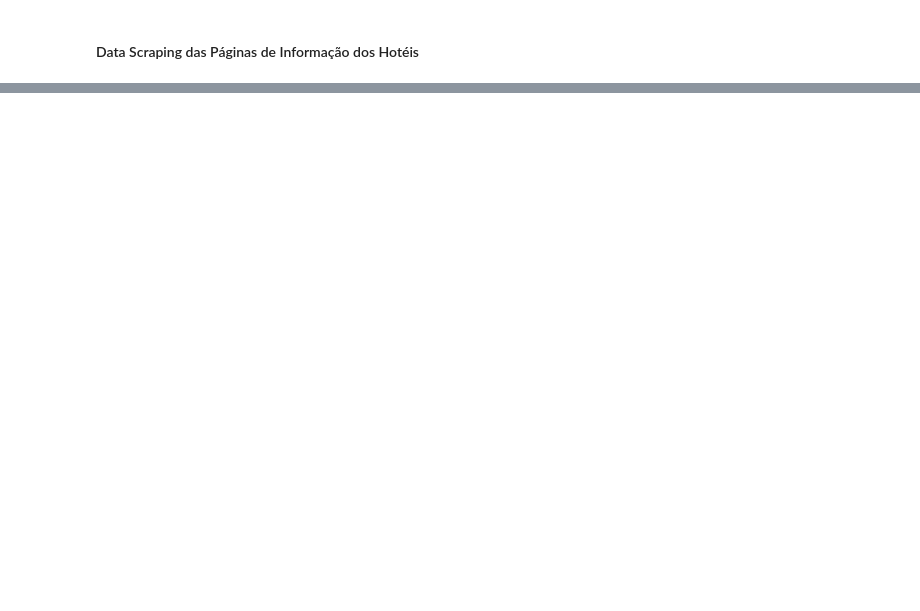
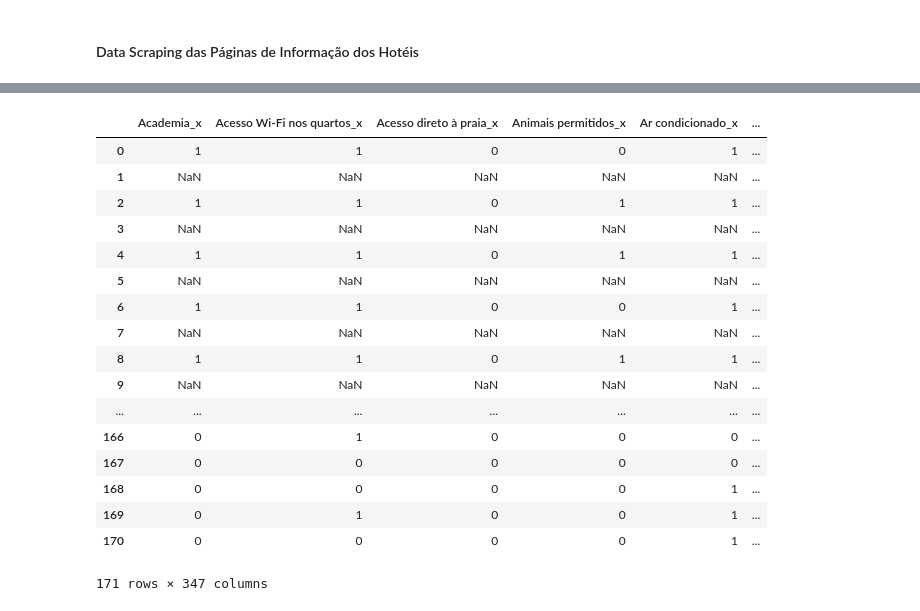
Before and after one commit to if1015-datascience-ufpe/projeto-2017-1-os3dosdados, a Jupyter notebook: Fase 1 - Data Scraping.ipynb, the cells around one changed output, grey strips where cells are left out. Cells and saved outputs as stored; diff of their text form; code cells hidden in the pictures; blank space fills up the shorter version.

```diff
--- a/Fase 1 - Data Scraping.ipynb
+++ b/Fase 1 - Data Scraping.ipynb
@@ -187,6 +206,8 @@ while cont <= 5:
 pdGeralDataScraping["Nome"] = pdGeralDataScraping.Nome.astype("category")
 pdAppended["Nome"] = pdAppended.Nome.astype("category")
 
-pdGeralDataScraping = pd.merge(pdGeralDataScraping, pdAppended, on="Nome")
+pdGeral = pd.merge(pdGeralDataScraping, pdAppended, on="Nome")
 
-# pdGeralDataScraping.to_csv('saidaDataScraping.csv',sep=';',encoding='utf-8')
+pdGeral.to_csv('saida3.csv',sep=';',encoding='utf-8')
+
+pdGeral
@@ -192,0 +233,21 @@ pdGeralDataScraping = pd.merge(pdGeralDataScraping, pdAppended, on="Nome")
+# %%
+pdGeral
+# %% [output]
+|  | Academia_x | Acesso Wi-Fi nos quartos_x | Acesso direto à praia_x | Animais permitidos_x | Ar condicionado_x | ... |
+| 0 | 1 | 1 | 0 | 0 | 1 | ... |
+| 1 | NaN | NaN | NaN | NaN | NaN | ... |
+| 2 | 1 | 1 | 0 | 1 | 1 | ... |
+| 3 | NaN | NaN | NaN | NaN | NaN | ... |
+| 4 | 1 | 1 | 0 | 1 | 1 | ... |
+| 5 | NaN | NaN | NaN | NaN | NaN | ... |
+| 6 | 1 | 1 | 0 | 0 | 1 | ... |
+| 7 | NaN | NaN | NaN | NaN | NaN | ... |
+| 8 | 1 | 1 | 0 | 1 | 1 | ... |
+| 9 | NaN | NaN | NaN | NaN | NaN | ... |
+| ... | ... | ... | ... | ... | ... | ... |
+| 166 | 0 | 1 | 0 | 0 | 0 | ... |
+| 167 | 0 | 0 | 0 | 0 | 0 | ... |
+| 168 | 0 | 0 | 0 | 0 | 1 | ... |
+| 169 | 0 | 1 | 0 | 0 | 1 | ... |
+| 170 | 0 | 0 | 0 | 0 | 1 | ... |
+171 rows × 347 columns
```
Also changed, not shown: parts of 2 cells of this notebook, 1 other file.
